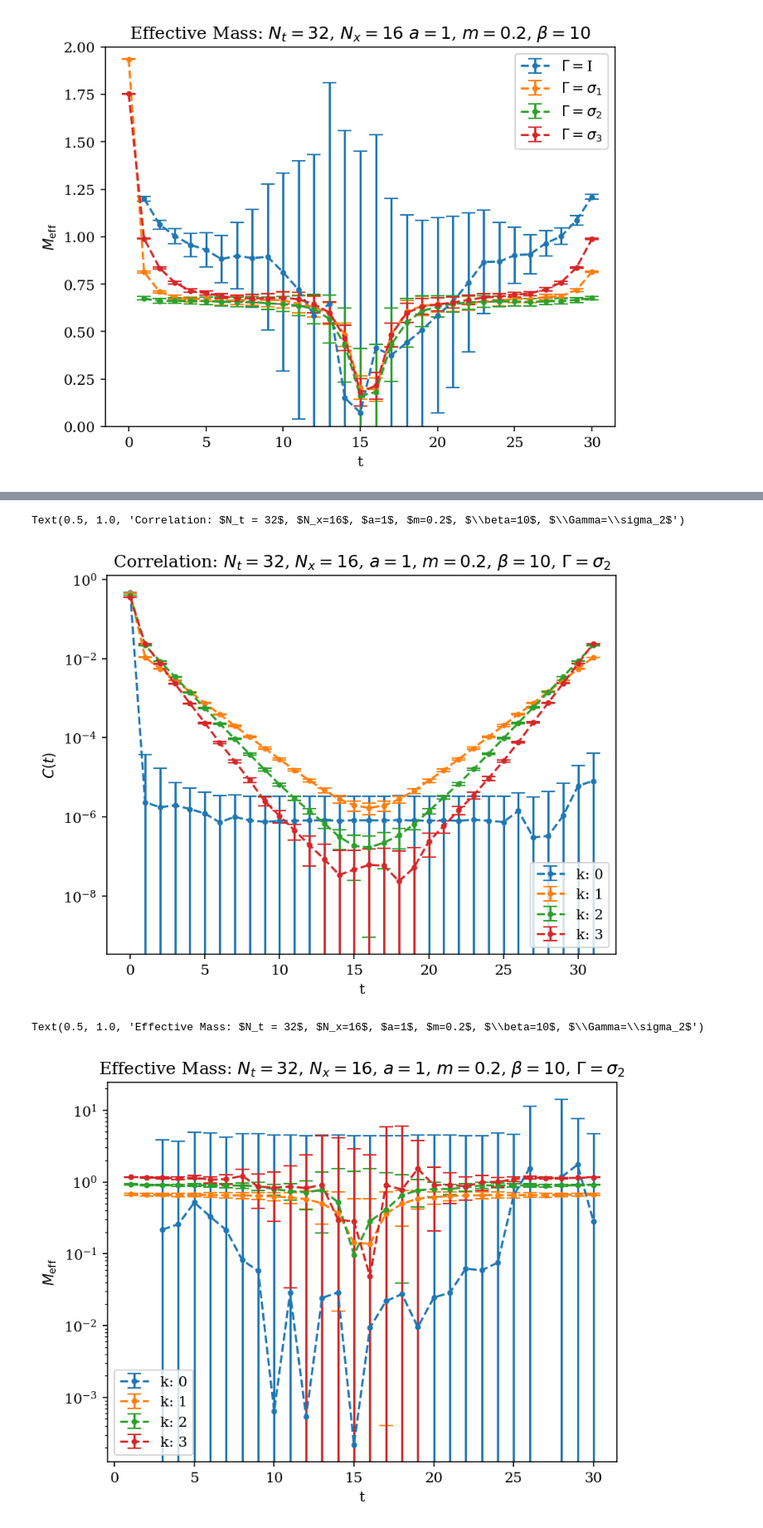
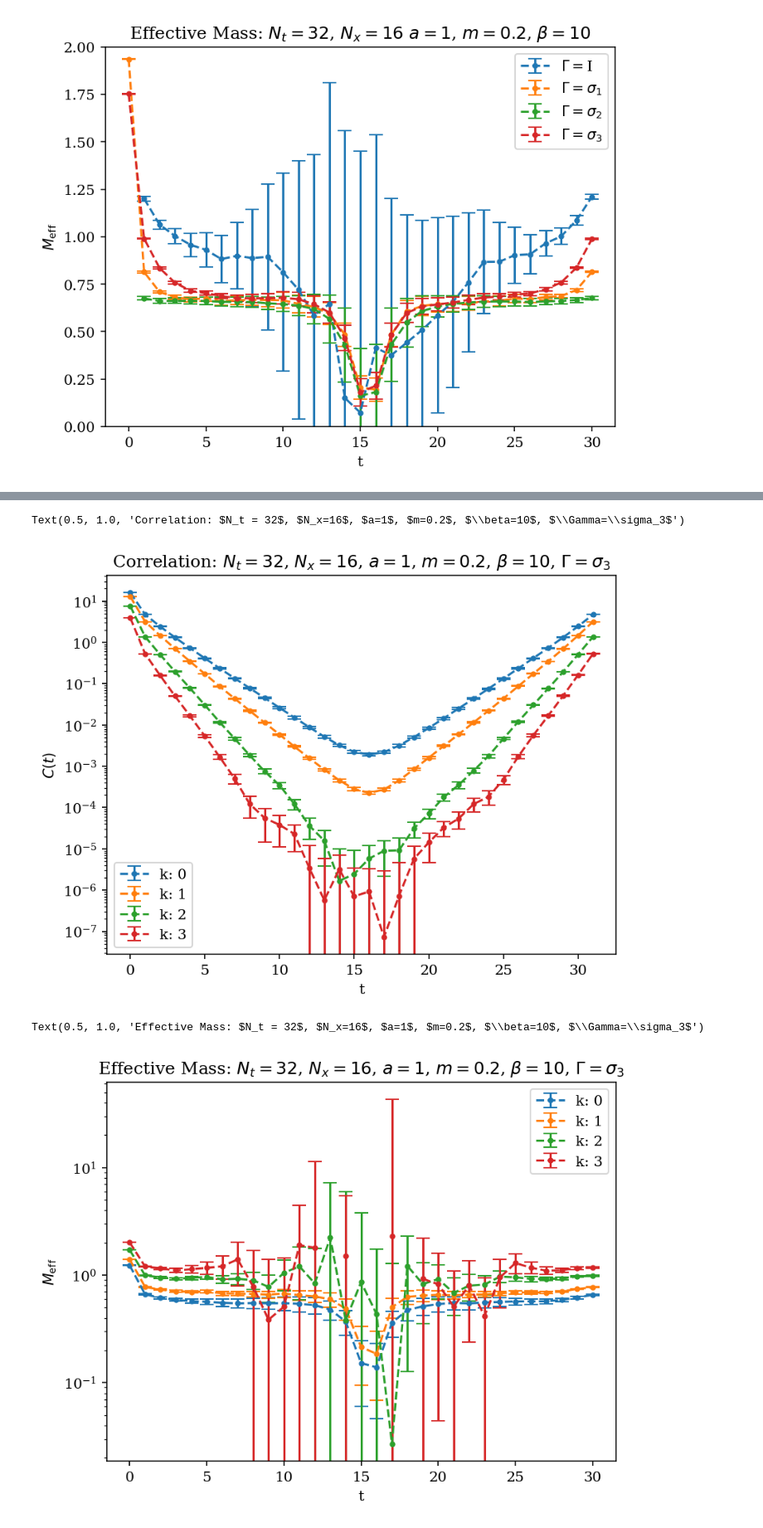
Before and after one commit to wurdahl/schwingerModel, a Jupyter notebook: schwingerModelHMC.ipynb, the cells around one changed output, grey strips where cells are left out. Shown at 83% size. Drawn from its saved outputs; the diff is of its cells as text; code cells hidden in the pictures.

Commit message:
smearing

```diff
--- a/schwingerModelHMC.ipynb
+++ b/schwingerModelHMC.ipynb
@@ -120,13 +128,14 @@ plt.tight_layout()
 # %%
-gamma = np.array([[0,-1j],[1j,0]])
+gamma = np.array([[1j,0],[0,-1j]])
 bIn = 500
-skp = 500
+skp = 250
 
 correlks = []
 effMassks = []
 ks = np.arange(0,4)
 for mom in ks:
-    correlSigma3 = sim.analysis.correlStats(temp, burnIn=bIn,autocorrSkip=skp,Gamma=gamma,includeDisc=False,k=mom)
+    correlSigma3 = sim.analysis.correlStats(temp, burnIn=bIn,autocorrSkip=skp,Gamma=gamma,includeDisc=False,k=mom,
+                                            smearing=True, kappa=.5,smearingSteps=3)
     effectiveMassSigma3 = sim.analysis.effectiveMassProp(correlSigma3)
 
     correlks.append(correlSigma3)
@@ -141,22 +150,22 @@ plt.legend()
 
 plt.xlabel("t")
 plt.ylabel(r"$C(t)$")
-plt.title(rf"Correlation: $N_t = {dimt}$, $N_x={dimx}$, $a={a}$, $m={m}$, $\beta={beta}$, $\Gamma=\sigma_2$")
+plt.title(rf"Correlation: $N_t = {dimt}$, $N_x={dimx}$, $a={a}$, $m={m}$, $\beta={beta}$, $\Gamma=\sigma_3$")
 # %% [output]
-Text(0.5, 1.0, 'Correlation: $N_t = 32$, $N_x=16$, $a=1$, $m=0.2$, $\\beta=10$, $\\Gamma=\\sigma_2$')
+Text(0.5, 1.0, 'Correlation: $N_t = 32$, $N_x=16$, $a=1$, $m=0.2$, $\\beta=10$, $\\Gamma=\\sigma_3$')
-[figure, old version]
+[figure, new version]
 # %%
 plt.figure(dpi=150)
 for i in range(len(ks)):
     plt.errorbar(x=np.arange(len(effMassks[i][0])),y=np.abs(effMassks[i][0]),yerr=effMassks[i][1],ls="--",marker=".",capsize=5,label=f"k: {ks[i]}")
 
 plt.semilogy()
 plt.legend()
 
 plt.xlabel("t")
 plt.ylabel(r"$M_{\text{eff}}$")
-plt.title(rf"Effective Mass: $N_t = {dimt}$, $N_x={dimx}$, $a={a}$, $m={m}$, $\beta={beta}$, $\Gamma=\sigma_2$")
+plt.title(rf"Effective Mass: $N_t = {dimt}$, $N_x={dimx}$, $a={a}$, $m={m}$, $\beta={beta}$, $\Gamma=\sigma_3$")
 # %% [output]
-Text(0.5, 1.0, 'Effective Mass: $N_t = 32$, $N_x=16$, $a=1$, $m=0.2$, $\\beta=10$, $\\Gamma=\\sigma_2$')
+Text(0.5, 1.0, 'Effective Mass: $N_t = 32$, $N_x=16$, $a=1$, $m=0.2$, $\\beta=10$, $\\Gamma=\\sigma_3$')
-[figure, old version]
+[figure, new version]
 # %%
```
Also changed, not shown: parts of 6 cells of this notebook, 1 other file.
